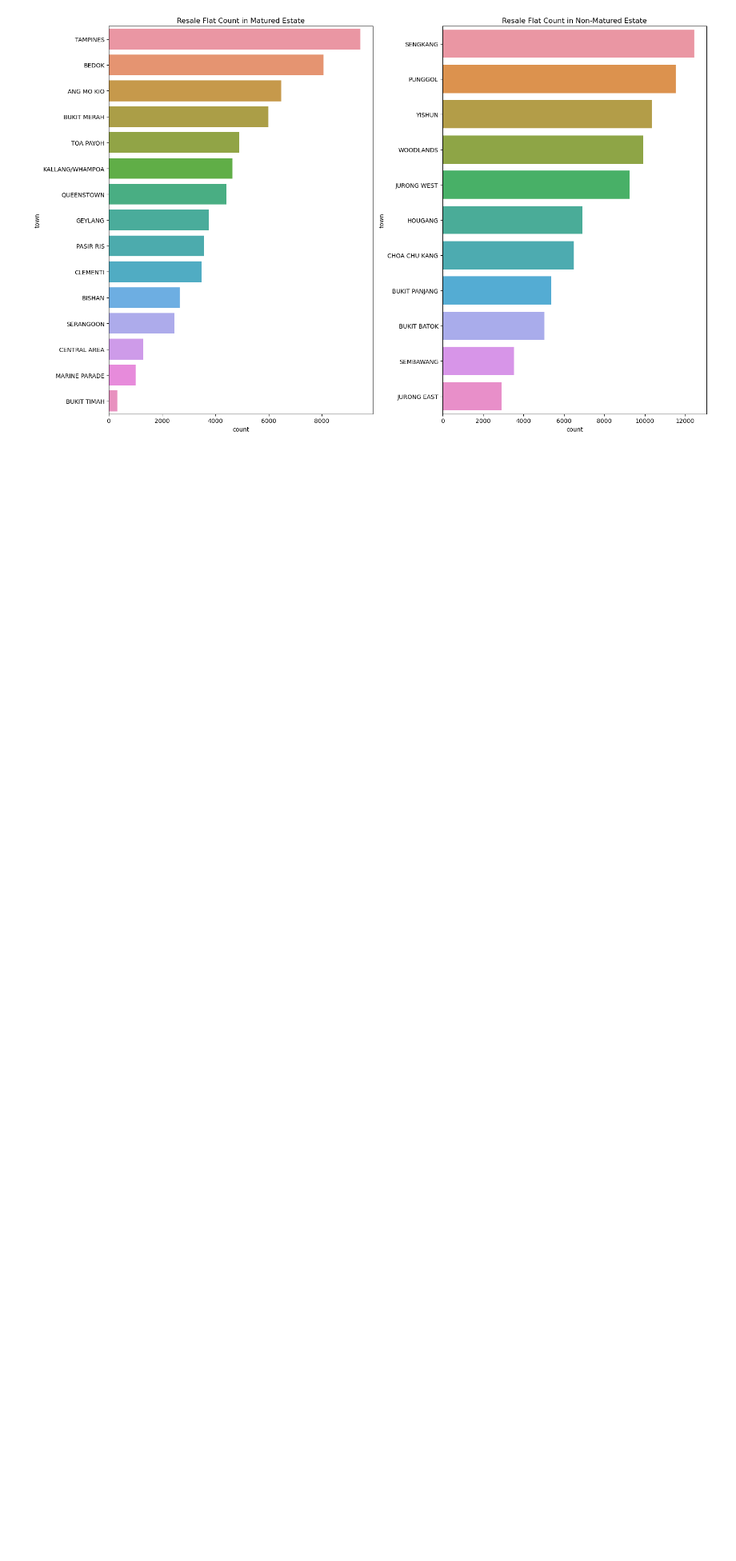
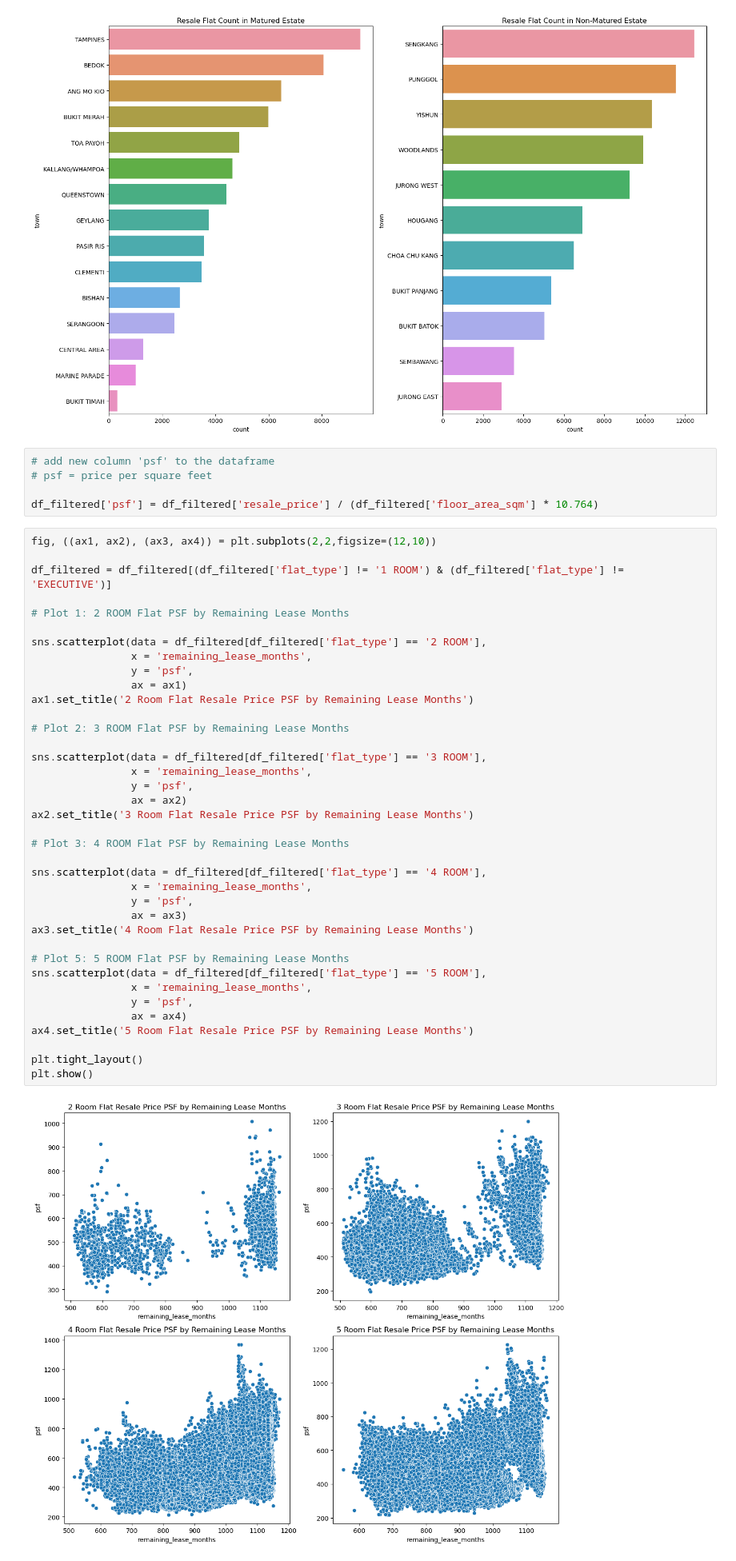
Before and after one commit to ezekielkoh/EDA-HDB-Resale-Prices, a Jupyter notebook: hdb_resale.ipynb, the cells around one changed output. Shown at 80% size. Cells and saved outputs as stored; diff of their text form; blank space fills up the shorter version.

```diff
--- a/hdb_resale.ipynb
+++ b/hdb_resale.ipynb
@@ -307,3 +307,48 @@ plt.tight_layout()
 plt.show()
 # %% [output]
 [figure]
+# %%
+# add new column 'psf' to the dataframe
+# psf = price per square feet
+
+df_filtered['psf'] = df_filtered['resale_price'] / (df_filtered['floor_area_sqm'] * 10.764)
+# %%
+fig, ((ax1, ax2), (ax3, ax4)) = plt.subplots(2,2,figsize=(12,10))
+
+df_filtered = df_filtered[(df_filtered['flat_type'] != '1 ROOM') & (df_filtered['flat_type'] != 'EXECUTIVE')]
+
+# Plot 1: 2 ROOM Flat PSF by Remaining Lease Months
+
+sns.scatterplot(data = df_filtered[df_filtered['flat_type'] == '2 ROOM'],
+                x = 'remaining_lease_months',
+                y = 'psf',
+                ax = ax1)
+ax1.set_title('2 Room Flat Resale Price PSF by Remaining Lease Months')
+
+# Plot 2: 3 ROOM Flat PSF by Remaining Lease Months
+
+sns.scatterplot(data = df_filtered[df_filtered['flat_type'] == '3 ROOM'],
+                x = 'remaining_lease_months',
+                y = 'psf',
+                ax = ax2)
+ax2.set_title('3 Room Flat Resale Price PSF by Remaining Lease Months')
+
+# Plot 3: 4 ROOM Flat PSF by Remaining Lease Months
+
+sns.scatterplot(data = df_filtered[df_filtered['flat_type'] == '4 ROOM'],
+                x = 'remaining_lease_months',
+                y = 'psf',
+                ax = ax3)
+ax3.set_title('4 Room Flat Resale Price PSF by Remaining Lease Months')
+
+# Plot 5: 5 ROOM Flat PSF by Remaining Lease Months
+sns.scatterplot(data = df_filtered[df_filtered['flat_type'] == '5 ROOM'],
+                x = 'remaining_lease_months',
+                y = 'psf',
+                ax = ax4)
+ax4.set_title('5 Room Flat Resale Price PSF by Remaining Lease Months')
+
+plt.tight_layout()
+plt.show()
+# %% [output]
+[figure, added]
```
Also changed, not shown: parts of 1 cell of this notebook.
